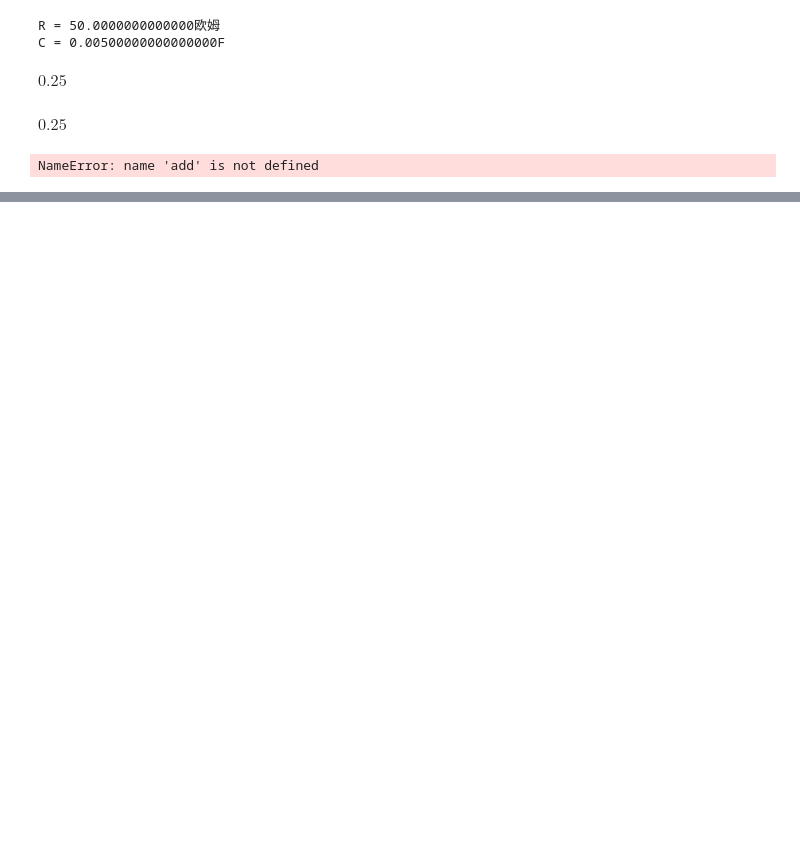
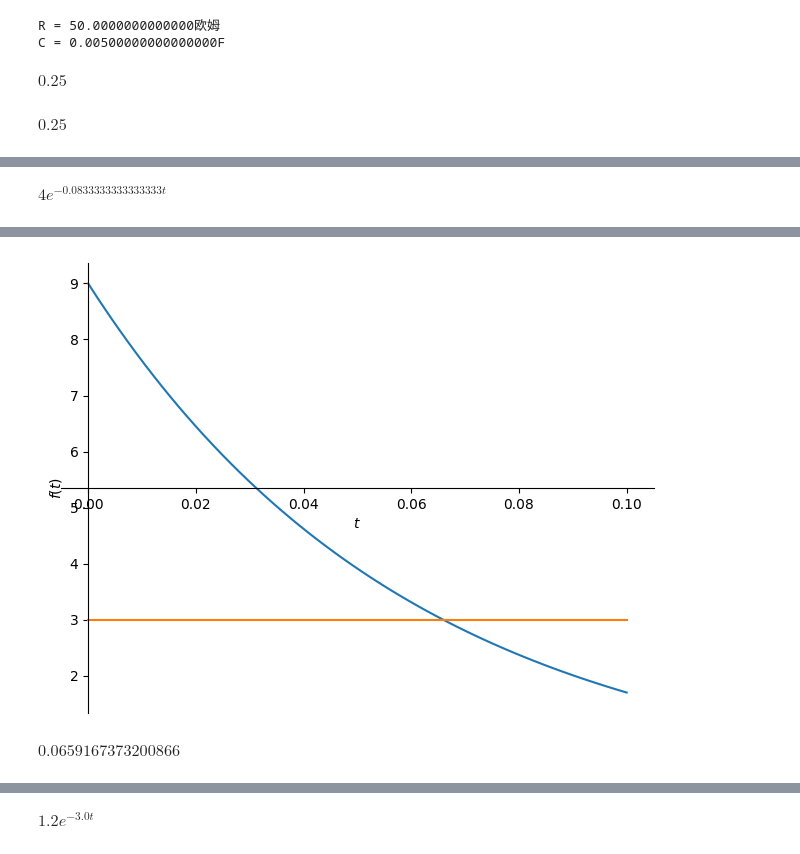
Before and after one commit to kdurant/circuits, a Jupyter notebook: chapter07.ipynb, the cells around one changed output, grey strips where cells are left out. Saved outputs shown, nothing was run; the diff lists cells and outputs as text; code cells hidden in the pictures; blank space fills up the shorter version.

```diff
--- a/chapter07.ipynb
+++ b/chapter07.ipynb
@@ -126,17 +124,45 @@ $\displaystyle 0.25$
 # %%
 # d)
 eq1 = C*v**2/2 - 0.125
-ans = solve(eq1, t)
-ans[0]
+# ans = solve(eq1, t)
+# ans[0]
 # ans[3].evalf(3)
-# %% [output]
-NameError: name 'add' is not defined
 # %% [markdown]
 ![](./problems/7-09.png)
+# %%
+R1 = 2e3
+R2 = 4e3
+C = 3e-3
+V0 = 4
+v = V0*exp(-t/(R2*C))
+v
+# %% [output]
+$\displaystyle 4 e^{- 0.0833333333333333 t}$
 # %% [markdown]
 ![](./problems/7-10.png)
+# %%
+R1 = 9e3
+R2 = 3e3
+C = 20e-6
+V0 = 9
+v = V0*exp(-t/(R2*C))
+plot(v,  3,  (t, 0, 0.1))
+eq = v -V0/3
+solve(eq, t)[0]
+# %% [output]
+[figure, added]
+$\displaystyle 0.0659167373200866$
 # %% [markdown]
 ![](./problems/7-11.png)
+# %%
+I0 = 1.2
+L = 4
+R = 12
+
+i = I0*exp(-t/(L/R))
+i
+# %% [output]
+$\displaystyle 1.2 e^{- 3.0 t}$
 # %% [markdown]
 ![](./problems/7-13.png)
 # %% [markdown]
```
Also changed, not shown: parts of 22 cells of this notebook, 2 other files.
